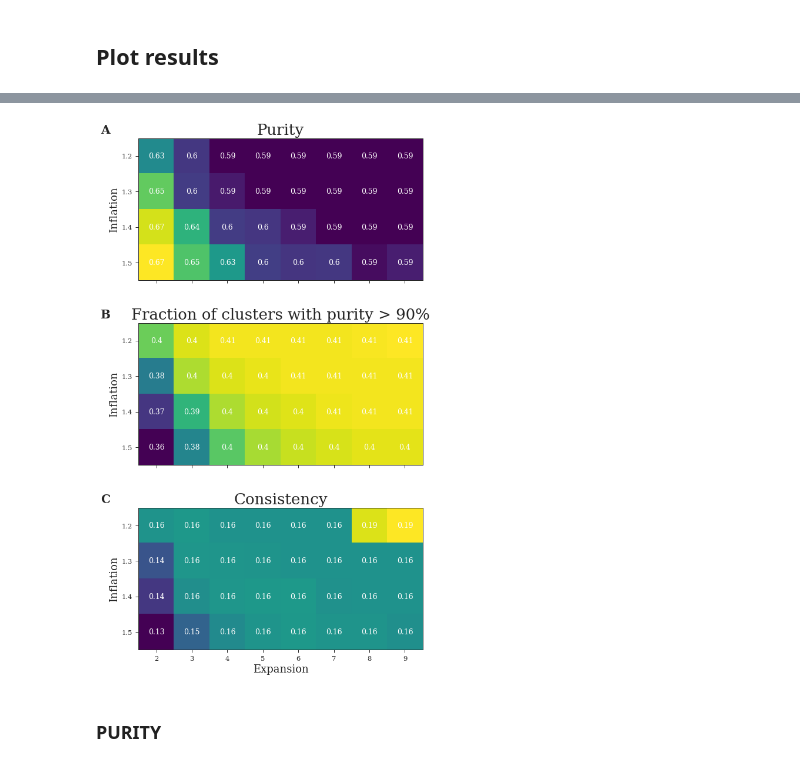
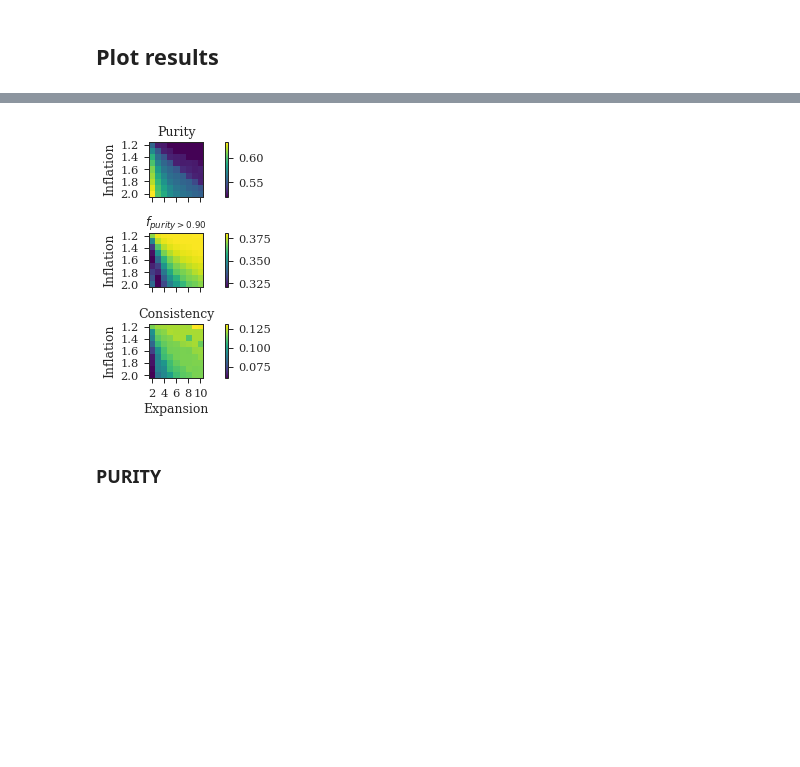
Before and after one commit to svalkiers/clusTCR, a Jupyter notebook: analysis/mcl_hyperparameters.ipynb, the cells around one changed output, grey strips where cells are left out. Cells and saved outputs as stored; diff of their text form; code cells hidden in the pictures; blank space fills up the shorter version.

```diff
--- a/analysis/mcl_hyperparameters.ipynb
+++ b/analysis/mcl_hyperparameters.ipynb
@@ -87,80 +113,86 @@ See the caveats in the documentation: https://pandas.pydata.org/pandas-docs/stab
 # %%
-fig, (ax1, ax2, ax3) = plt.subplots(3,1,figsize=(20,16))
+data = pd.read_csv('./results/mcl_hyperparameters.tsv', sep='\t')
+fig, (ax1, ax2, ax3) = plt.subplots(ncols=1,nrows=3)
 
 # Purity
 
 metric_data = data[data['metrics']=='purity']
-inflation = metric_data.inflation.unique()
+inflation = np.round(metric_data.inflation.unique(),1)
 expansion = metric_data.expansion.unique()
 values = np.asarray(metric_data.pivot(index="inflation", columns="expansion", values="actual"))
 
 im = ax1.imshow(values, cmap='viridis')
 
-ax1.set_xticks(np.arange(len(expansion)))
-ax1.set_yticks(np.arange(len(inflation)))
+ax1.set_xticks(np.arange(len(expansion))[::2])
+ax1.set_yticks(np.arange(len(inflation))[::2])
 ax1.set_xticklabels("")
-ax1.set_yticklabels(inflation)
-ax1.set_xlabel('', fontsize=18)
-ax1.set_ylabel('Inflation', fontsize=18)
+ax1.set_yticklabels(inflation[::2])
+ax1.set_xlabel('')
+ax1.set_ylabel('Inflation')
 
-for i in range(len(inflation)):
-    for j in range(len(expansion)):
-        text = ax1.text(j, i, np.round(values[i, j], 2), ha="center", va="center", color="w")
+fig.colorbar(im, ax=ax1)
+# for i in range(len(inflation)):
+#     for j in range(len(expansion)):
+#         text = ax1.text(j, i, np.round(values[i, j], 2), ha="center", va="center", color="w")
 
-ax1.set_title("Purity", fontsize=26)
+ax1.set_title("Purity")
 
 # Purity_90
 
 metric_data = data[data['metrics']=='purity_90']
-inflation = metric_data.inflation.unique()
+inflation = np.round(metric_data.inflation.unique(),1)
 expansion = metric_data.expansion.unique()
 values = np.asarray(metric_data.pivot(index="inflation", columns="expansion", values="actual"))
 
 im = ax2.imshow(values, cmap='viridis')
 
-ax2.set_xticks(np.arange(len(expansion)))
-ax2.set_yticks(np.arange(len(inflation)))
+ax2.set_xticks(np.arange(len(expansion))[::2])
+ax2.set_yticks(np.arange(len(inflation))[::2])
 ax2.set_xticklabels("")
-ax2.set_yticklabels(inflation)
-ax2.set_xlabel('', fontsize=18)
-ax2.set_ylabel('Inflation', fontsize=18)
+ax2.set_yticklabels(inflation[::2])
+ax2.set_xlabel('')
+ax2.set_ylabel('Inflation')
 
-for i in range(len(inflation)):
-    for j in range(len(expansion)):
-        text = ax2.text(j, i, np.round(values[i, j], 2), ha="center", va="center", color="w")
+fig.colorbar(im, ax=ax2)
+# for i in range(len(inflation)):
+#     for j in range(len(expansion)):
+#         text = ax2.text(j, i, np.round(values[i, j], 2), ha="center", va="center", color="w")
 
-ax2.set_title("Fraction of clusters with purity > 90%", fontsize=26)
+ax2.set_title(r"$f_{purity > 0.90}$")
 
 # Consistency
 
 metric_data = data[data['metrics']=='consistency']
-inflation = metric_data.inflation.unique()
+inflation = np.round(metric_data.inflation.unique(),1)
 expansion = metric_data.expansion.unique()
 values = np.asarray(metric_data.pivot(index="inflation", columns="expansion", values="actual"))
 
 im = ax3.imshow(values, cmap='viridis')
 
-ax3.set_xticks(np.arange(len(expansion)))
-ax3.set_yticks(np.arange(len(inflation)))
-ax3.set_xticklabels(expansion)
-ax3.set_yticklabels(inflation)
-ax3.set_xlabel('Expansion', fontsize=18)
-ax3.set_ylabel('Inflation', fontsize=18)
+ax3.set_xticks(np.arange(len(expansion))[::2])
+ax3.set_yticks(np.arange(len(inflation))[::2])
+ax3.set_xticklabels(expansion[::2])
+ax3.set_yticklabels(inflation[::2])
+ax3.set_xlabel('Expansion')
+ax3.set_ylabel('Inflation')
+# ax3.cbar()
+fig.colorbar(im, ax=ax3)
 
-for i in range(len(inflation)):
-    for j in range(len(expansion)):
-        text = ax3.text(j, i, np.round(values[i, j], 2), ha="center", va="center", color="w")
+# for i in range(len(inflation)):
+#     for j in range(len(expansion)):
+#         text = ax3.text(j, i, np.round(values[i, j], 2), ha="center", va="center", color="w")
 
-ax3.set_title("Consistency", fontsize=26)
+ax3.set_title("Consistency")
 
-ax1.text(-0.1, 1.1, 'A', transform=ax1.transAxes,fontsize=20, fontweight='bold', va='top', ha='right')
-ax2.text(-0.1, -.2, 'B', transform=ax1.transAxes,fontsize=20, fontweight='bold', va='top', ha='right')
-ax3.text(-0.1, -1.5, 'C', transform=ax1.transAxes,fontsize=20, fontweight='bold', va='top', ha='right')
-fig.subplots_adjust(hspace=.3)
+# ax1.text(-0.1, 1.1, 'A', transform=ax1.transAxes,fontsize=20, fontweight='bold', va='top', ha='right')
+# ax2.text(-0.1, -.2, 'B', transform=ax1.transAxes,fontsize=20, fontweight='bold', va='top', ha='right')
+# ax3.text(-0.1, -1.5, 'C', transform=ax1.transAxes,fontsize=20, fontweight='bold', va='top', ha='right')
+# fig.subplots_adjust(hspace=.3)
 
-fig.savefig('results/figures/mcl_hyperparameters.eps', format='eps')
+fig.tight_layout()
+fig.savefig('results/figures/mcl_hyperparameters.eps', format='eps', bbox_inches='tight')
 # %% [output]
-[figure, old version]
+[figure, new version]
 # %%
 data = pd.read_csv('results/mcl_hyperparameters.tsv', sep='\t')
 
```
Also changed, not shown: parts of 7 cells of this notebook, 1 other file.
